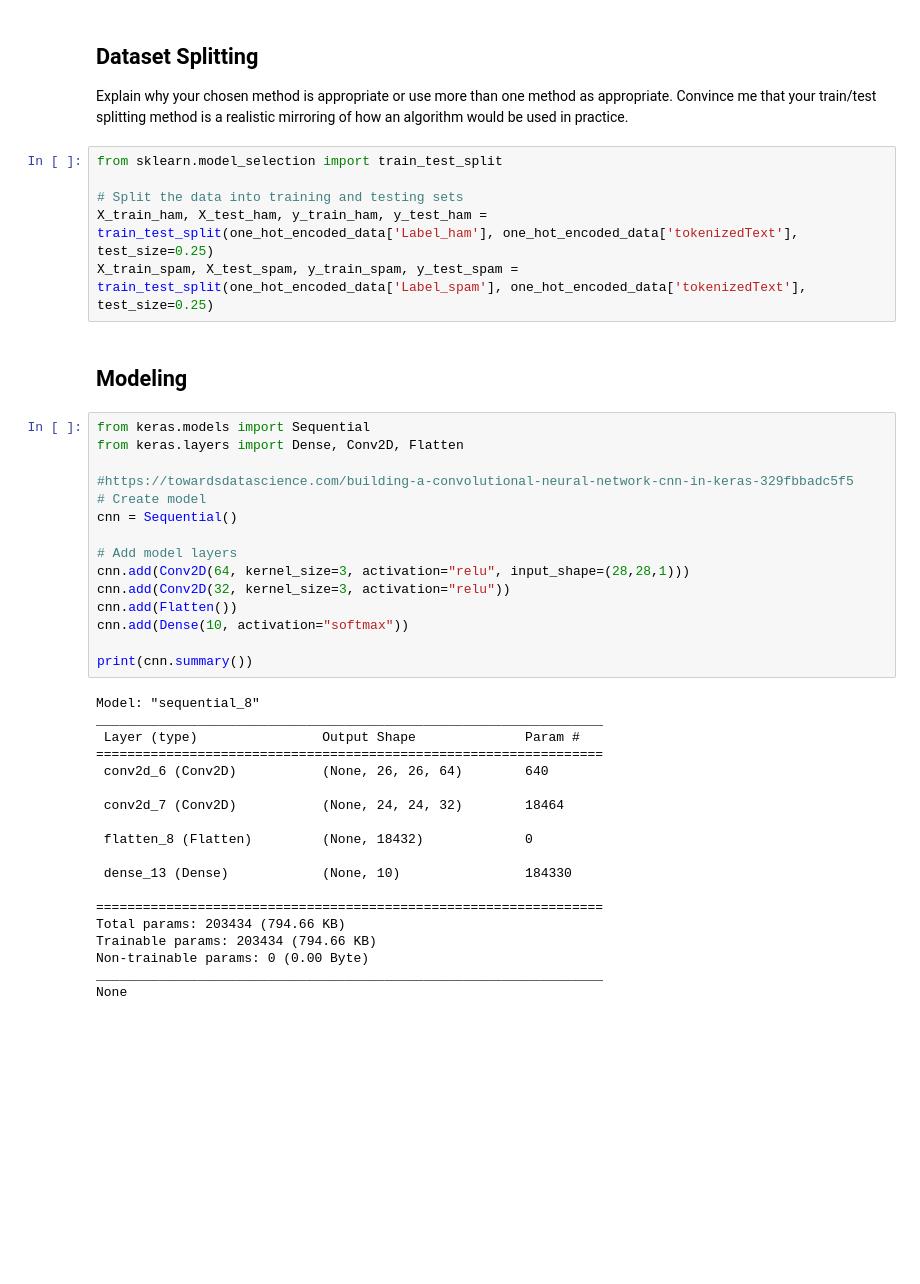
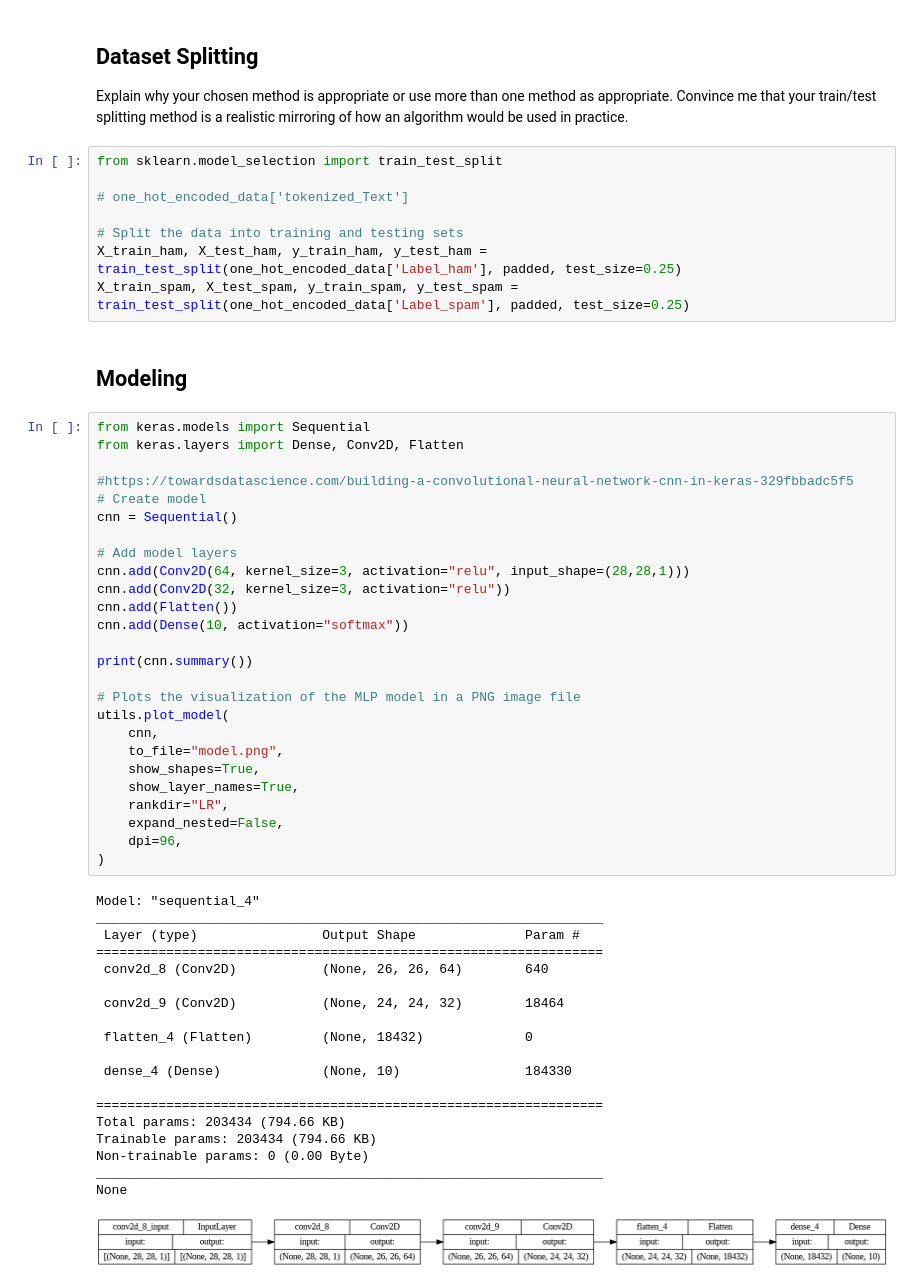
Before and after one commit to memote024/CS7324fall23, a Jupyter notebook: lab_7/Lab_7.ipynb, the cells around one changed output. Cells and saved outputs as stored; diff of their text form; blank space fills up the shorter version.

```diff
--- a/lab_7/Lab_7.ipynb
+++ b/lab_7/Lab_7.ipynb
@@ -351,44 +360,58 @@ Explain why your chosen method is appropriate or use more than one method as app
 # %%
 from sklearn.model_selection import train_test_split
 
+# one_hot_encoded_data['tokenized_Text']
+
 # Split the data into training and testing sets
-X_train_ham, X_test_ham, y_train_ham, y_test_ham = train_test_split(one_hot_encoded_data['Label_ham'], one_hot_encoded_data['tokenizedText'], test_size=0.25)
-X_train_spam, X_test_spam, y_train_spam, y_test_spam = train_test_split(one_hot_encoded_data['Label_spam'], one_hot_encoded_data['tokenizedText'], test_size=0.25)
+X_train_ham, X_test_ham, y_train_ham, y_test_ham = train_test_split(one_hot_encoded_data['Label_ham'], padded, test_size=0.25)
+X_train_spam, X_test_spam, y_train_spam, y_test_spam = train_test_split(one_hot_encoded_data['Label_spam'], padded, test_size=0.25)
 # %% [markdown]
 ## Modeling
 # %%
 from keras.models import Sequential
 from keras.layers import Dense, Conv2D, Flatten
 
 #https://towardsdatascience.com/building-a-convolutional-neural-network-cnn-in-keras-329fbbadc5f5
 # Create model
 cnn = Sequential()
 
 # Add model layers
 cnn.add(Conv2D(64, kernel_size=3, activation="relu", input_shape=(28,28,1)))
 cnn.add(Conv2D(32, kernel_size=3, activation="relu"))
 cnn.add(Flatten())
 cnn.add(Dense(10, activation="softmax"))
 
 print(cnn.summary())
+
+# Plots the visualization of the MLP model in a PNG image file
+utils.plot_model(
+    cnn,
+    to_file="model.png",
+    show_shapes=True,
+    show_layer_names=True,
+    rankdir="LR",
+    expand_nested=False,
+    dpi=96,
+)
 # %% [output]
-Model: "sequential_8"
+Model: "sequential_4"
 _________________________________________________________________
  Layer (type)                Output Shape              Param #
 =================================================================
- conv2d_6 (Conv2D)           (None, 26, 26, 64)        640
+ conv2d_8 (Conv2D)           (None, 26, 26, 64)        640
 
- conv2d_7 (Conv2D)           (None, 24, 24, 32)        18464
+ conv2d_9 (Conv2D)           (None, 24, 24, 32)        18464
 
- flatten_8 (Flatten)         (None, 18432)             0
+ flatten_4 (Flatten)         (None, 18432)             0
 
- dense_13 (Dense)            (None, 10)                184330
+ dense_4 (Dense)             (None, 10)                184330
 
 =================================================================
 Total params: 203434 (794.66 KB)
 Trainable params: 203434 (794.66 KB)
 Non-trainable params: 0 (0.00 Byte)
 _________________________________________________________________
 None
+[figure, added]
 # %%
 #compile model using accuracy to measure model performance
```
Also changed, not shown: parts of 4 cells of this notebook.
